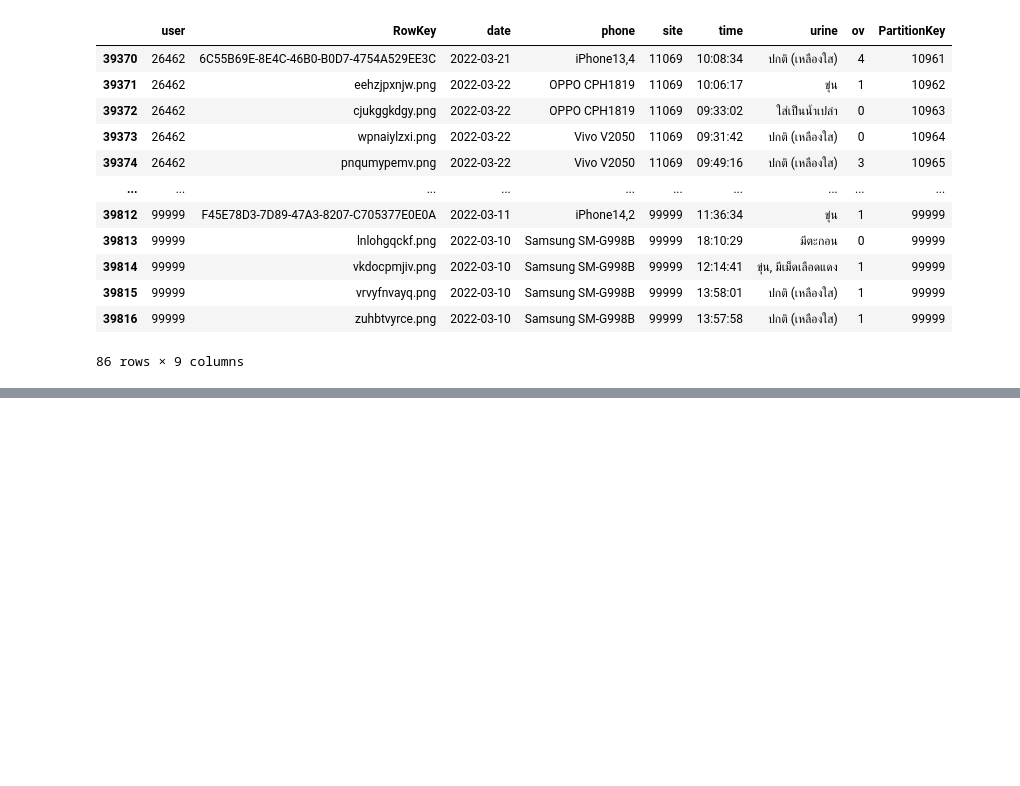
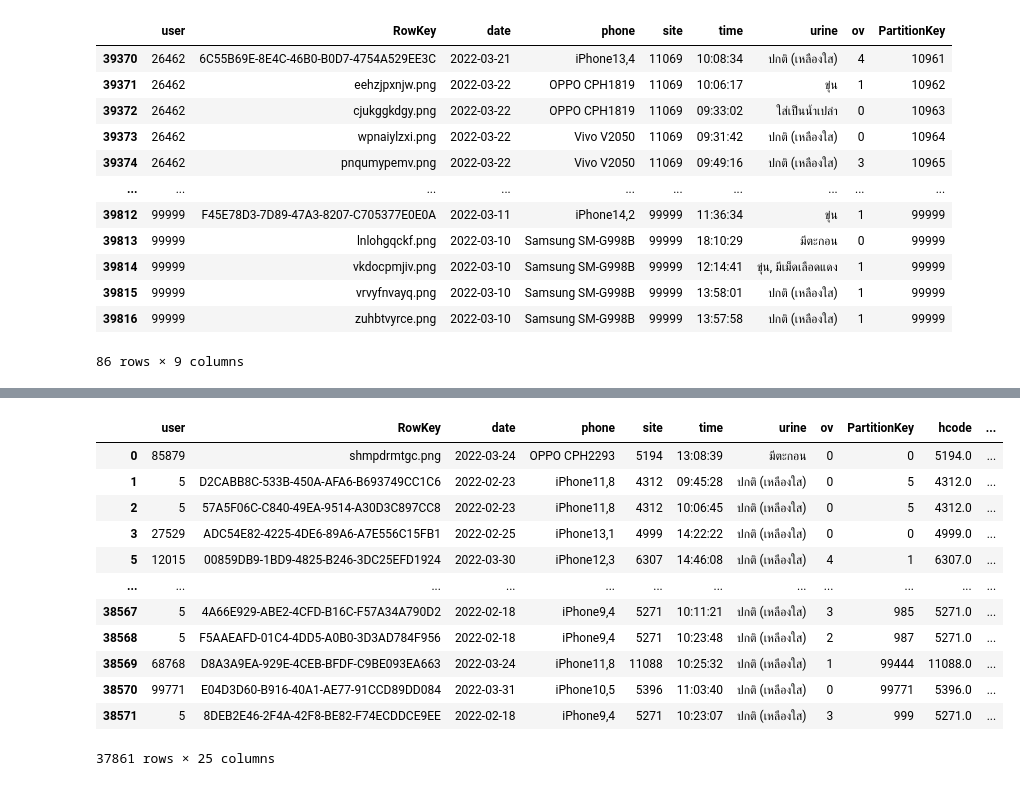
Before and after one commit to Octa-p/data_viz_2022, a Jupyter notebook: Final_Exam.ipynb, the cells around one changed output, grey strips where cells are left out. Cells and saved outputs as stored; diff of their text form; code cells hidden in the pictures; blank space fills up the shorter version.

```diff
--- a/Final_Exam.ipynb
+++ b/Final_Exam.ipynb
@@ -280,0 +391,18 @@ alldb_dp3
+# %%
+alldp_hosdp = alldp_hos.dropna()
+# %%
+alldp_hosdp
+# %% [output]
+|  | user | RowKey | date | phone | site | time | urine | ov | PartitionKey | hcode | ... |
+| 0 | 85879 | shmpdrmtgc.png | 2022-03-24 | OPPO CPH2293 | 5194 | 13:08:39 | มีตะกอน | 0 | 0 | 5194.0 | ... |
+| 1 | 5 | D2CABB8C-533B-450A-AFA6-B693749CC1C6 | 2022-02-23 | iPhone11,8 | 4312 | 09:45:28 | ปกติ (เหลืองใส) | 0 | 5 | 4312.0 | ... |
+| 2 | 5 | 57A5F06C-C840-49EA-9514-A30D3C897CC8 | 2022-02-23 | iPhone11,8 | 4312 | 10:06:45 | ปกติ (เหลืองใส) | 0 | 5 | 4312.0 | ... |
+| 3 | 27529 | ADC54E82-4225-4DE6-89A6-A7E556C15FB1 | 2022-02-25 | iPhone13,1 | 4999 | 14:22:22 | ปกติ (เหลืองใส) | 0 | 0 | 4999.0 | ... |
+| 5 | 12015 | 00859DB9-1BD9-4825-B246-3DC25EFD1924 | 2022-03-30 | iPhone12,3 | 6307 | 14:46:08 | ปกติ (เหลืองใส) | 4 | 1 | 6307.0 | ... |
+| ... | ... | ... | ... | ... | ... | ... | ... | ... | ... | ... | ... |
+| 38567 | 5 | 4A66E929-ABE2-4CFD-B16C-F57A34A790D2 | 2022-02-18 | iPhone9,4 | 5271 | 10:11:21 | ปกติ (เหลืองใส) | 3 | 985 | 5271.0 | ... |
+| 38568 | 5 | F5AAEAFD-01C4-4DD5-A0B0-3D3AD784F956 | 2022-02-18 | iPhone9,4 | 5271 | 10:23:48 | ปกติ (เหลืองใส) | 2 | 987 | 5271.0 | ... |
+| 38569 | 68768 | D8A3A9EA-929E-4CEB-BFDF-C9BE093EA663 | 2022-03-24 | iPhone11,8 | 11088 | 10:25:32 | ปกติ (เหลืองใส) | 1 | 99444 | 11088.0 | ... |
+| 38570 | 99771 | E04D3D60-B916-40A1-AE77-91CCD89DD084 | 2022-03-31 | iPhone10,5 | 5396 | 11:03:40 | ปกติ (เหลืองใส) | 0 | 99771 | 5396.0 | ... |
+| 38571 | 5 | 8DEB2E46-2F4A-42F8-BE82-F74ECDDCE9EE | 2022-02-18 | iPhone9,4 | 5271 | 10:23:07 | ปกติ (เหลืองใส) | 3 | 999 | 5271.0 | ... |
+37861 rows × 25 columns
```
Also changed, not shown: parts of 15 cells of this notebook.
